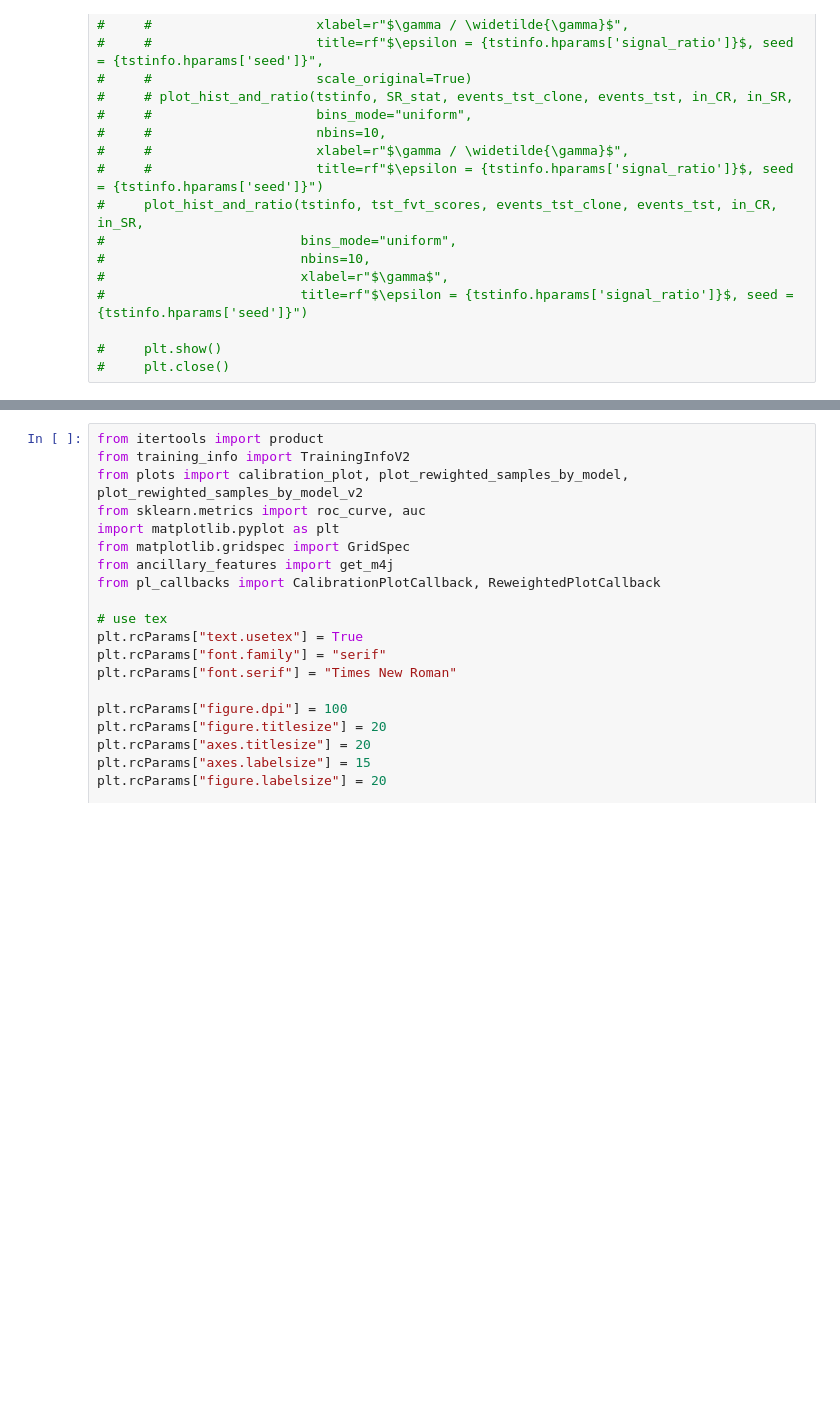
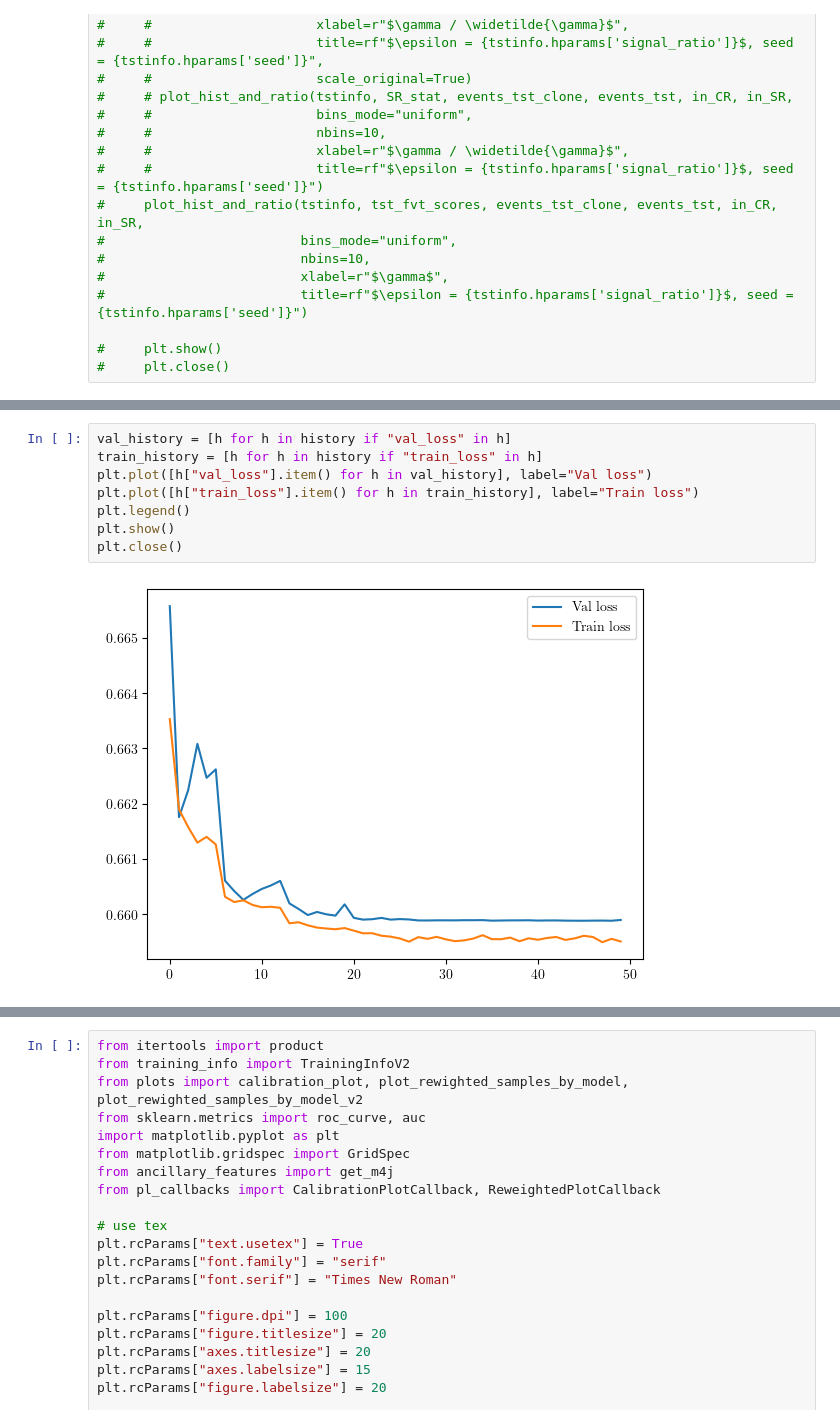
Before and after one commit to soheunyi/SRFinder, a Jupyter notebook: soheun/notebooks/CR_fvt_debugging.ipynb, the cells around one changed output, grey strips where cells are left out. Drawn from its saved outputs; the diff is of its cells as text; blank space fills up the shorter version.

```diff
--- a/soheun/notebooks/CR_fvt_debugging.ipynb
+++ b/soheun/notebooks/CR_fvt_debugging.ipynb
@@ -626 +831,11 @@ plot_hist_and_ratio(tstinfo, tst_fvt_scores, events_tst_clone, events_tst, in_CR
+# %%
+val_history = [h for h in history if "val_loss" in h]
+train_history = [h for h in history if "train_loss" in h]
+plt.plot([h["val_loss"].item() for h in val_history], label="Val loss")
+plt.plot([h["train_loss"].item() for h in train_history], label="Train loss")
+plt.legend()
+plt.show()
+plt.close()
+# %% [output]
+[figure, added]
 # %%
```
Also changed, not shown: parts of 9 cells of this notebook, 3 other files.
